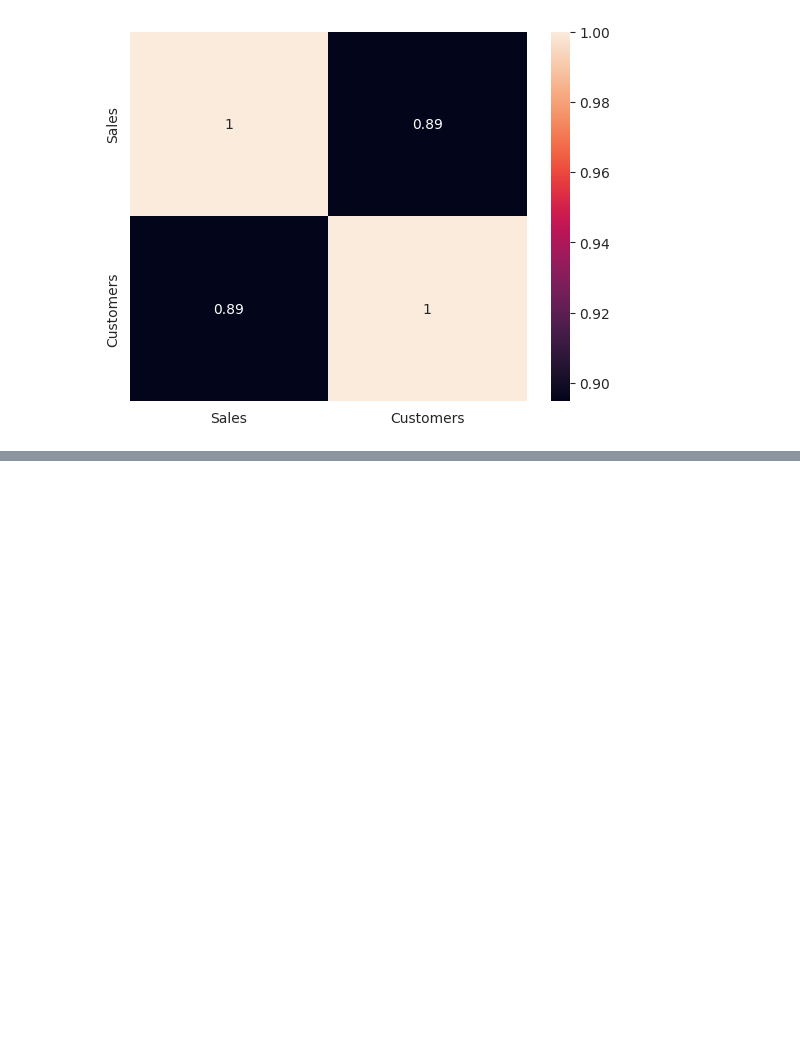
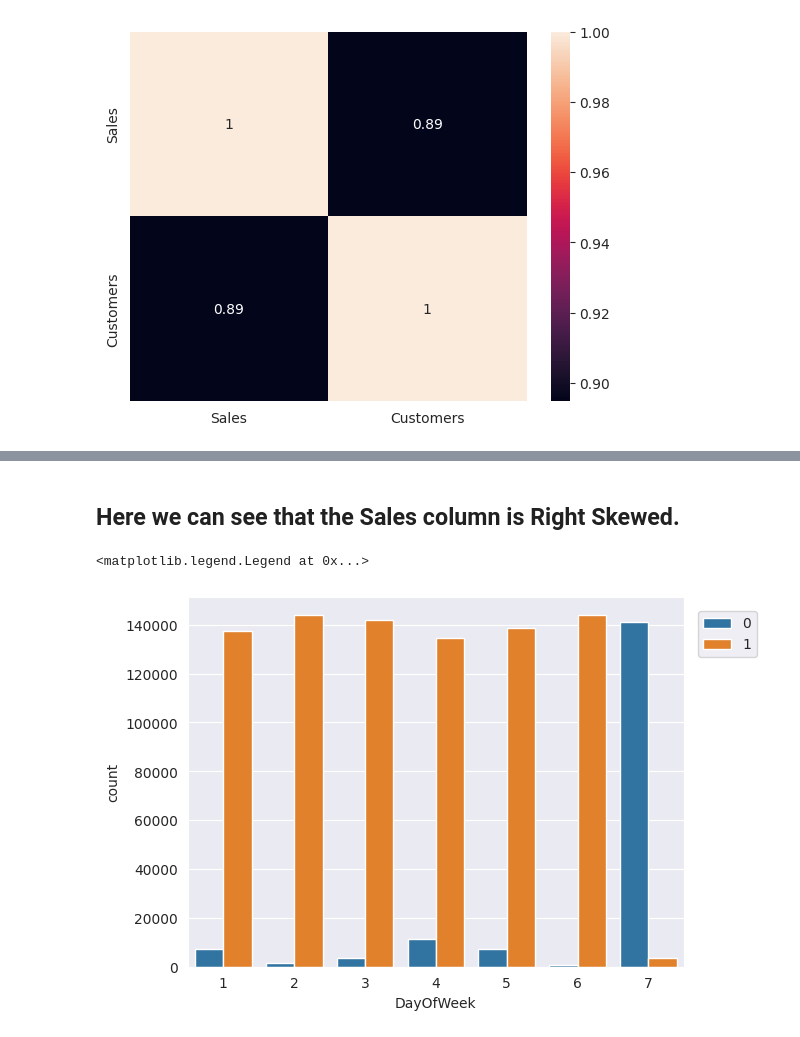
Before and after one commit to RPSahoo219/Regression_Analysis_on_Retail_Sales_Prediction, a Jupyter notebook: Retail_Sales_Prediction.ipynb, the cells around one changed output, grey strips where cells are left out. Cells and saved outputs as stored; diff of their text form; code cells hidden in the pictures; blank space fills up the shorter version.

```diff
--- a/Retail_Sales_Prediction.ipynb
+++ b/Retail_Sales_Prediction.ipynb
@@ -481,0 +501,10 @@ sns.heatmap(Rossmann_df[['Sales','Customers']].corr(),annot=True)
+# %% [markdown]
+## Here we can see that the Sales column is Right Skewed.
+# %%
+# Let's check how many days and how many Stores are open in a week.
+
+sns.countplot(x=Rossmann_df.DayOfWeek, hue=Rossmann_df.Open)
+plt.legend(bbox_to_anchor=(1,1), loc='upper left', borderaxespad=1)
+# %% [output]
+<matplotlib.legend.Legend at 0x...>
+[figure, added]
```
Also changed, not shown: parts of 16 cells of this notebook.
